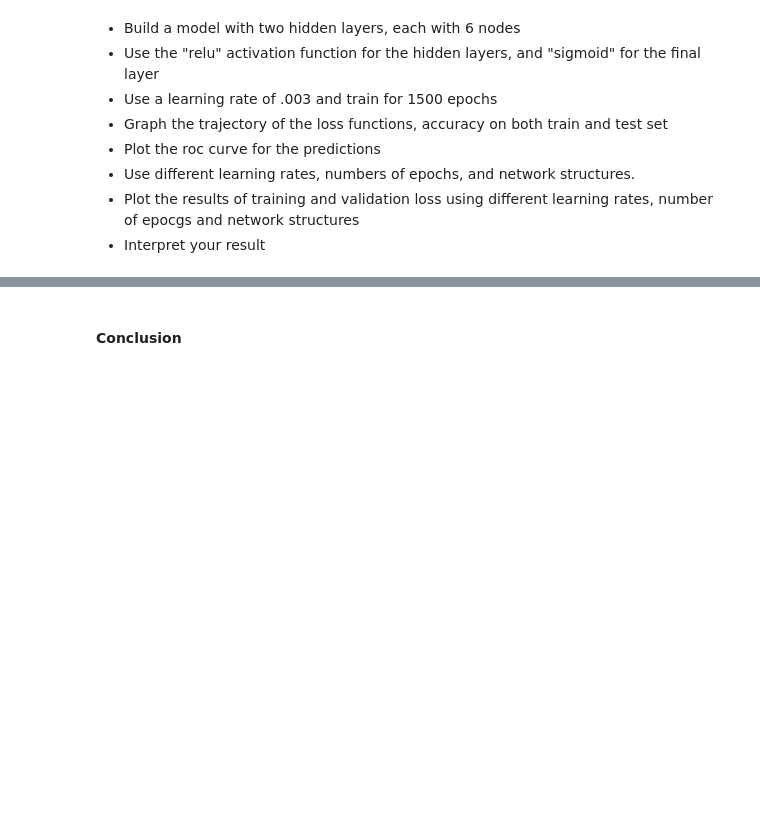
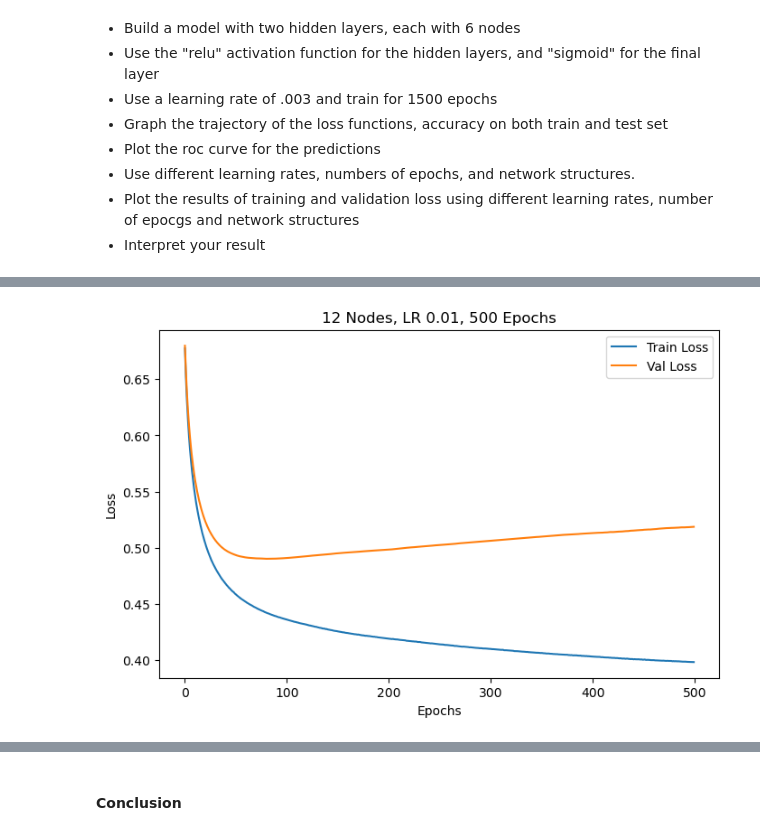
Before and after one commit to KennJieValleser/CPE-313-CPE32S3, a Jupyter notebook: Hands-on Activity 1.2 - Training Neural Networks.ipynb, the cells around one changed output, grey strips where cells are left out. Cells and saved outputs as stored; diff of their text form; code cells hidden in the pictures; blank space fills up the shorter version.

```diff
--- a/Hands-on Activity 1.2 - Training Neural Networks.ipynb
+++ b/Hands-on Activity 1.2 - Training Neural Networks.ipynb
@@ -240,0 +324,20 @@ What is your interpretation about the result of the train and validation loss?
+# %%
+#(12 nodes), LR = 0.01, 500 Epochs.
+model_2 = Sequential([
+    Dense(12, input_shape=(8,), activation="relu"),
+    Dense(1, activation="sigmoid")
+])
+model_2.compile(optimizer=SGD(learning_rate=0.01), loss="binary_crossentropy", metrics=["accuracy"])
+run_hist_2 = model_2.fit(X_train_norm, y_train, validation_data=(X_test_norm, y_test), epochs=500, verbose=0)
+
+# Plotting
+plt.figure(figsize=(8, 5))
+plt.plot(run_hist_2.history['loss'], label='Train Loss')
+plt.plot(run_hist_2.history['val_loss'], label='Val Loss')
+plt.title('12 Nodes, LR 0.01, 500 Epochs')
+plt.xlabel('Epochs')
+plt.ylabel('Loss')
+plt.legend()
+plt.show()
+# %% [output]
+[figure, added]
```
Also changed, not shown: parts of 22 cells of this notebook.
